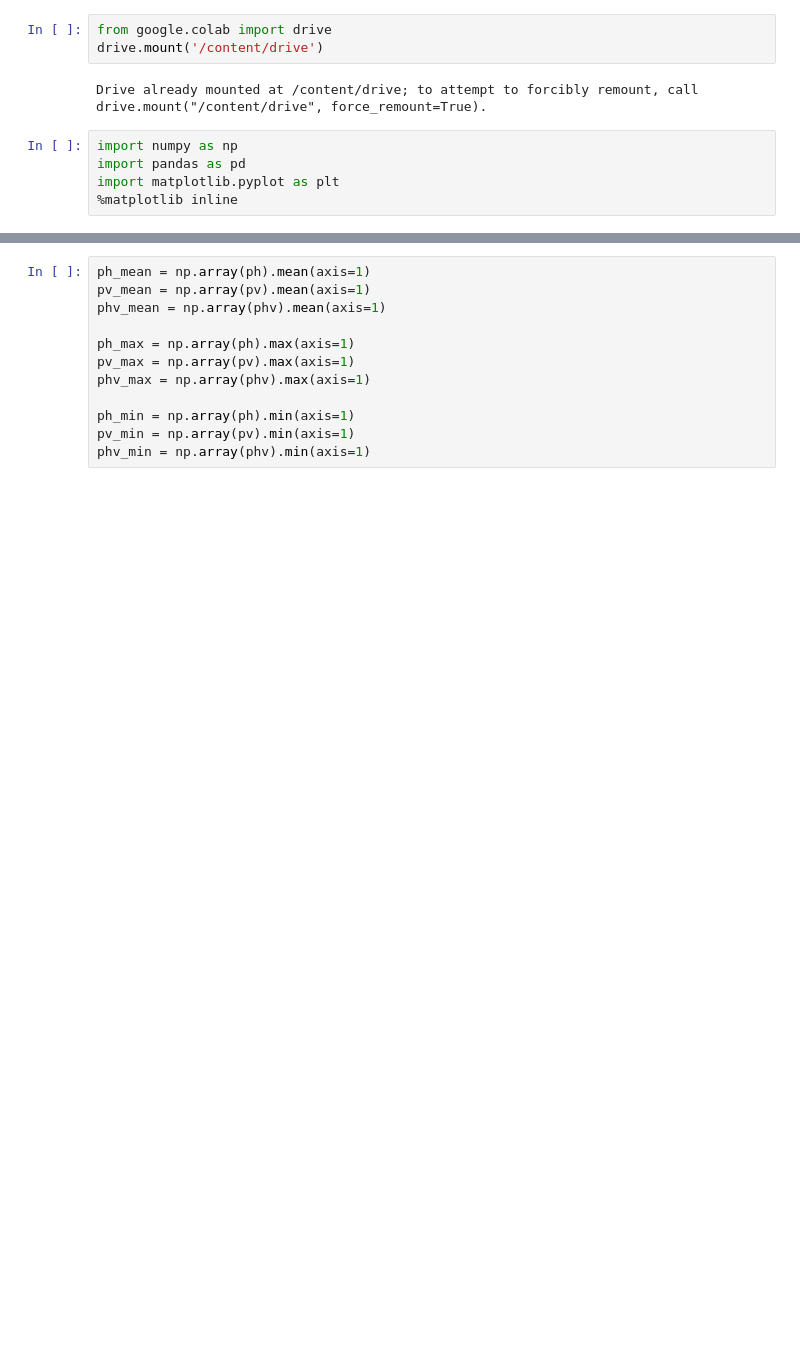
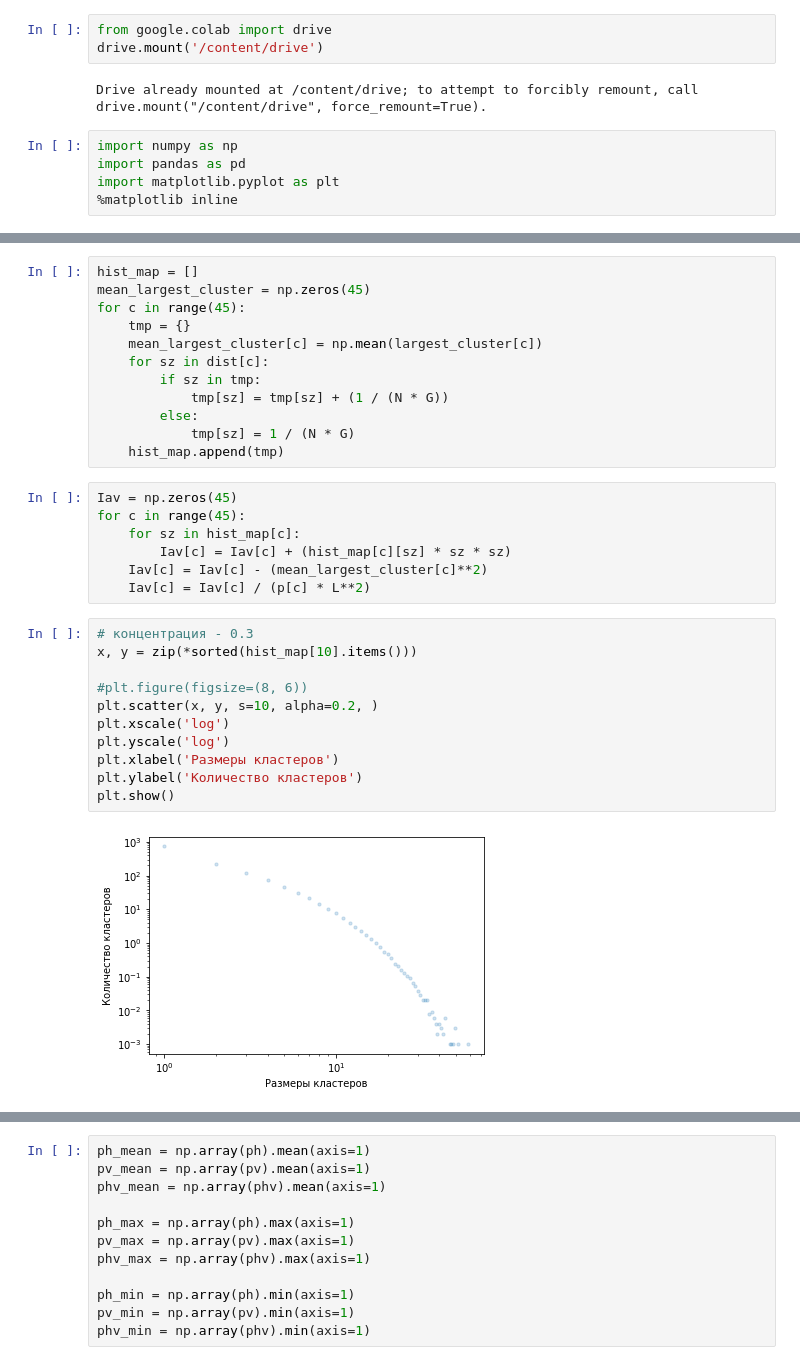
Before and after one commit to realfolkcode/Clusters, a Jupyter notebook: clusters.ipynb, the cells around one changed output, grey strips where cells are left out. Saved outputs shown, nothing was run; the diff lists cells and outputs as text; blank space fills up the shorter version.

```diff
--- a/clusters.ipynb
+++ b/clusters.ipynb
@@ -58,0 +68,32 @@ plt.hist(dist[25], bins='sqrt') # пример распределения
+# %%
+hist_map = []
+mean_largest_cluster = np.zeros(45)
+for c in range(45):
+    tmp = {}
+    mean_largest_cluster[c] = np.mean(largest_cluster[c])
+    for sz in dist[c]:
+        if sz in tmp:
+            tmp[sz] = tmp[sz] + (1 / (N * G))
+        else:
+            tmp[sz] = 1 / (N * G)
+    hist_map.append(tmp)
+# %%
+Iav = np.zeros(45)
+for c in range(45):
+    for sz in hist_map[c]:
+        Iav[c] = Iav[c] + (hist_map[c][sz] * sz * sz)
+    Iav[c] = Iav[c] - (mean_largest_cluster[c]**2)
+    Iav[c] = Iav[c] / (p[c] * L**2)
+# %%
+# концентрация - 0.3
+x, y = zip(*sorted(hist_map[10].items()))
+
+#plt.figure(figsize=(8, 6))
+plt.scatter(x, y, s=10, alpha=0.2, )
+plt.xscale('log')
+plt.yscale('log')
+plt.xlabel('Размеры кластеров')
+plt.ylabel('Количество кластеров')
+plt.show()
+# %% [output]
+[figure, added]
```
Also changed, not shown: parts of 12 cells of this notebook, 1 other file.
